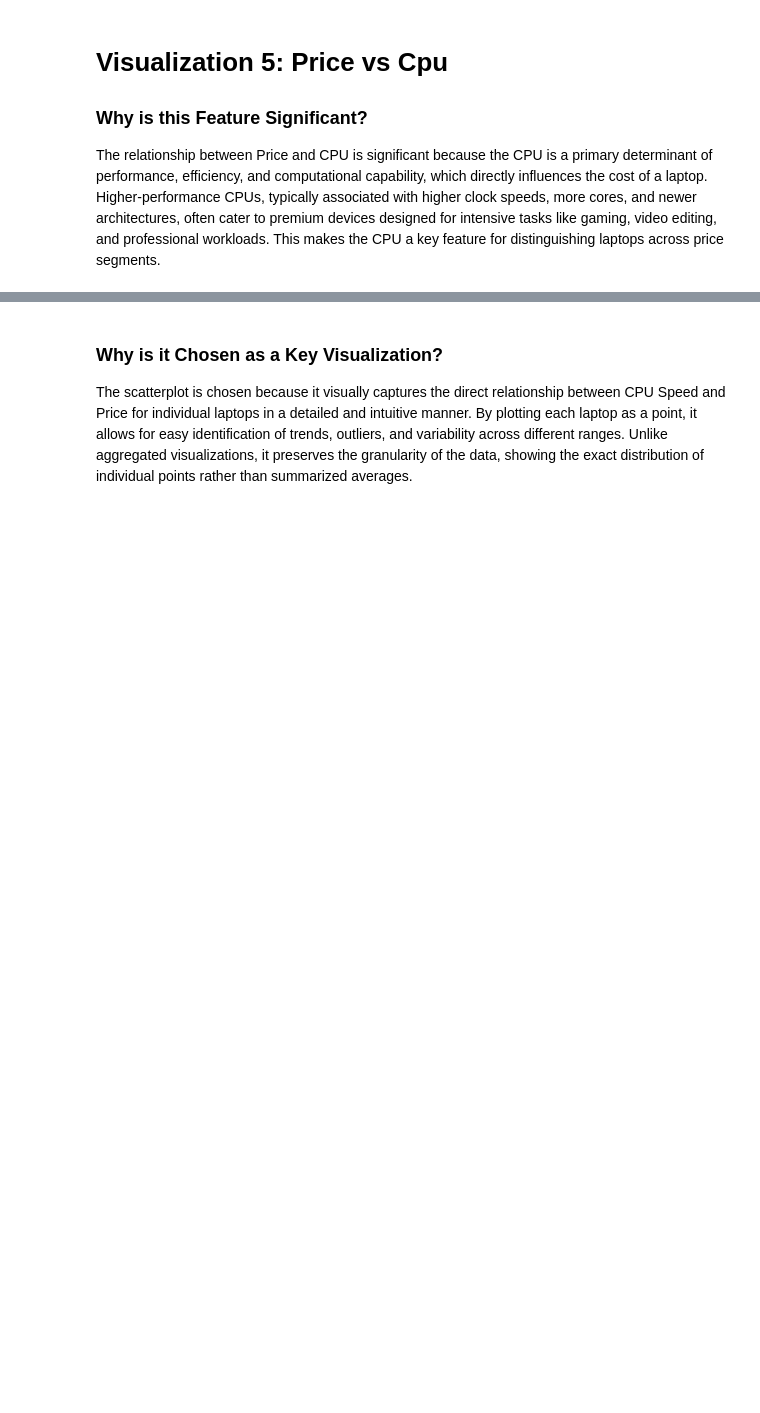
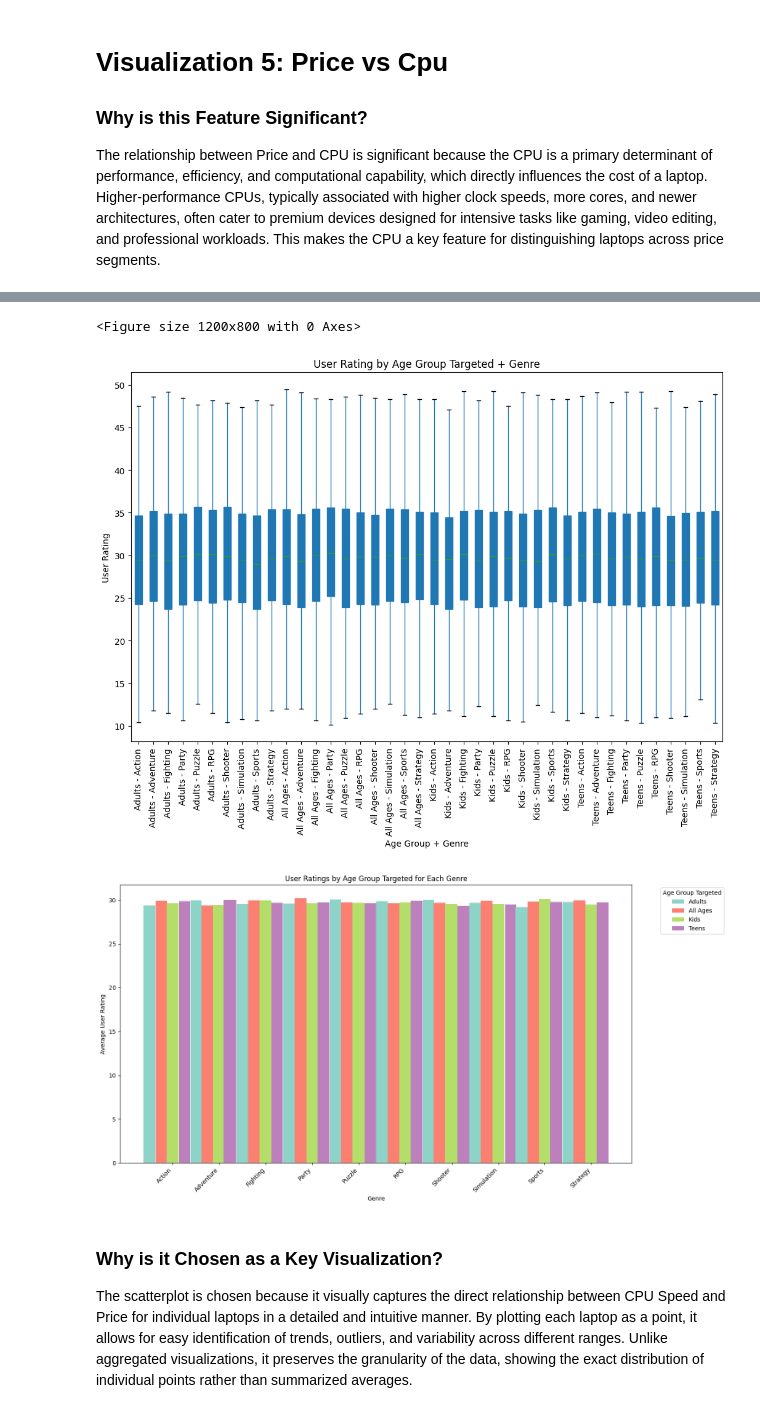
Before and after one commit to giladvi100/Data-Gaming, a Jupyter notebook: project.ipynb, the cells around one changed output, grey strips where cells are left out. Saved outputs shown, nothing was run; the diff lists cells and outputs as text; code cells hidden in the pictures; blank space fills up the shorter version.

```diff
--- a/project.ipynb
+++ b/project.ipynb
@@ -292,3 +290,81 @@ copy_data = copy_data.drop(columns=['Cpu_Speed'])
+# %%
+import pandas as pd
+import matplotlib.pyplot as plt
+
+df = pd.read_csv('./Dataset/video_game_reviews.csv')
+
+# Combine 'Age Group Targeted' and 'Genre' into a single column for grouping
+df['Age+Genre'] = df['Age Group Targeted'] + ' - ' + df['Genre']
+
+# Sort by average user rating for better visualization
+sorted_categories = df.groupby('Age+Genre')['User Rating'].mean().sort_values().index
+
+# Create a box plot of User Rating for each Age+Genre category
+plt.figure(figsize=(12, 8))
+df.loc[df['Age+Genre'].isin(sorted_categories)].boxplot(
+    column='User Rating',
+    by='Age+Genre',
+    grid=False,
+    figsize=(12, 8),
+    vert=True,
+    patch_artist=True,
+    rot=90
+)
+
+plt.title('User Rating by Age Group Targeted + Genre')
+plt.suptitle('')  # Remove the default Pandas title
+plt.xlabel('Age Group + Genre')
+plt.ylabel('User Rating')
+plt.show()
+
+import numpy as np
+
+# Load the CSV file into a DataFrame
+
+
+# Group by 'Genre' and 'Age Group Targeted' to calculate the count and average user rating
+grouped = df.groupby(['Genre', 'Age Group Targeted'])['User Rating'].agg(['count', 'mean']).reset_index()
+total_counts_per_genre = grouped.groupby('Genre')['count'].transform('sum')
+grouped['width'] = grouped['count'] / total_counts_per_genre  # Normalize the widths to be relative to the genre
+
+# Unique genres and age groups
+genres = grouped['Genre'].unique()
+age_targets = grouped['Age Group Targeted'].unique()
+
+# Create the plot
+fig, ax = plt.subplots(figsize=(15, 8))
+
+# Plot each genre with multiple bars for each age group
+for i, genre in enumerate(genres):
+    genre_data = grouped[grouped['Genre'] == genre]
+    x_position = i  # X-axis position for the genre
+    total_offset = 0  # Total offset to position each bar within the genre
+    for _, row in genre_data.iterrows():
+        # Plot a rectangle for the age group in this genre
+        width = row['width']  # Width proportional to count of games
+        height = row['mean']  # Height is the average rating
+        color = plt.cm.Set3(age_targets.tolist().index(row['Age Group Targeted']) / len(age_targets))
+        ax.bar(x=x_position + total_offset, height=height, width=width, color=color, label=row['Age Group Targeted'])
+        total_offset += width  # Move to the next position for the next age group
+
+# Customization
+ax.set_xticks(np.arange(len(genres)) + 0.5)  # Center the labels under each genre
+ax.set_xticklabels(genres, rotation=45, ha='right')
+ax.set_xlabel('Genre')
+ax.set_ylabel('Average User Rating')
+ax.set_title('User Ratings by Age Group Targeted for Each Genre')
+
+# Create a legend for age groups
+handles, labels = ax.get_legend_handles_labels()
+by_label = dict(zip(labels, handles))  # Remove duplicates in the legend
+ax.legend(by_label.values(), by_label.keys(), title='Age Group Targeted', bbox_to_anchor=(1.05, 1), loc='upper left')
+
+plt.tight_layout()
+plt.show()
+# %% [output]
+<Figure size 1200x800 with 0 Axes>
+[figure, added]
+[figure, added]
 # %% [markdown]
 ### Why is it Chosen as a Key Visualization?
 The scatterplot is chosen because it visually captures the direct relationship between CPU Speed and Price for individual laptops in a detailed and intuitive manner. By plotting each laptop as a point, it allows for easy identification of trends, outliers, and variability across different ranges. Unlike aggregated visualizations, it preserves the granularity of the data, showing the exact distribution of individual points rather than summarized averages.
```
Also changed, not shown: parts of 3 cells of this notebook.
